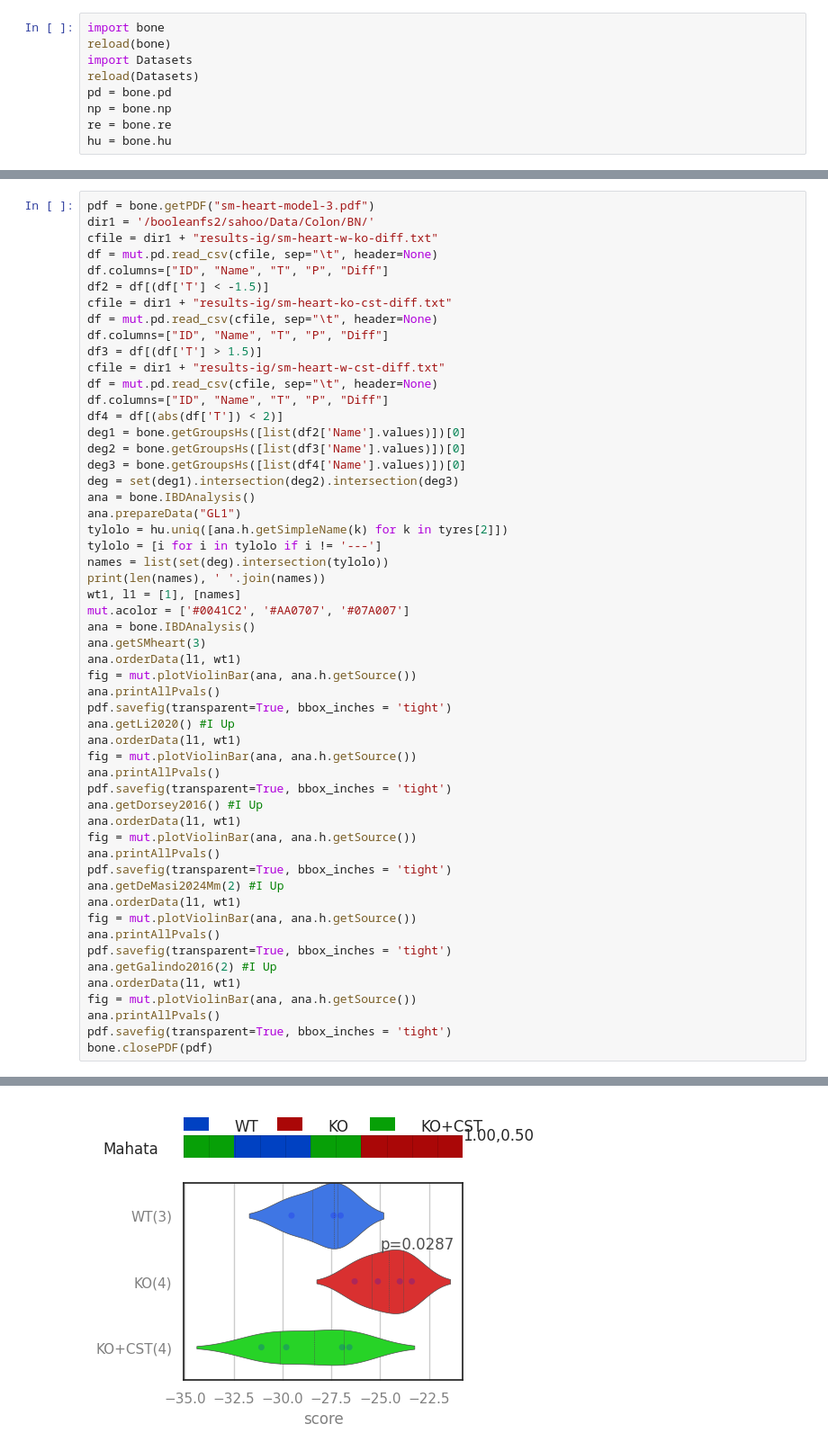
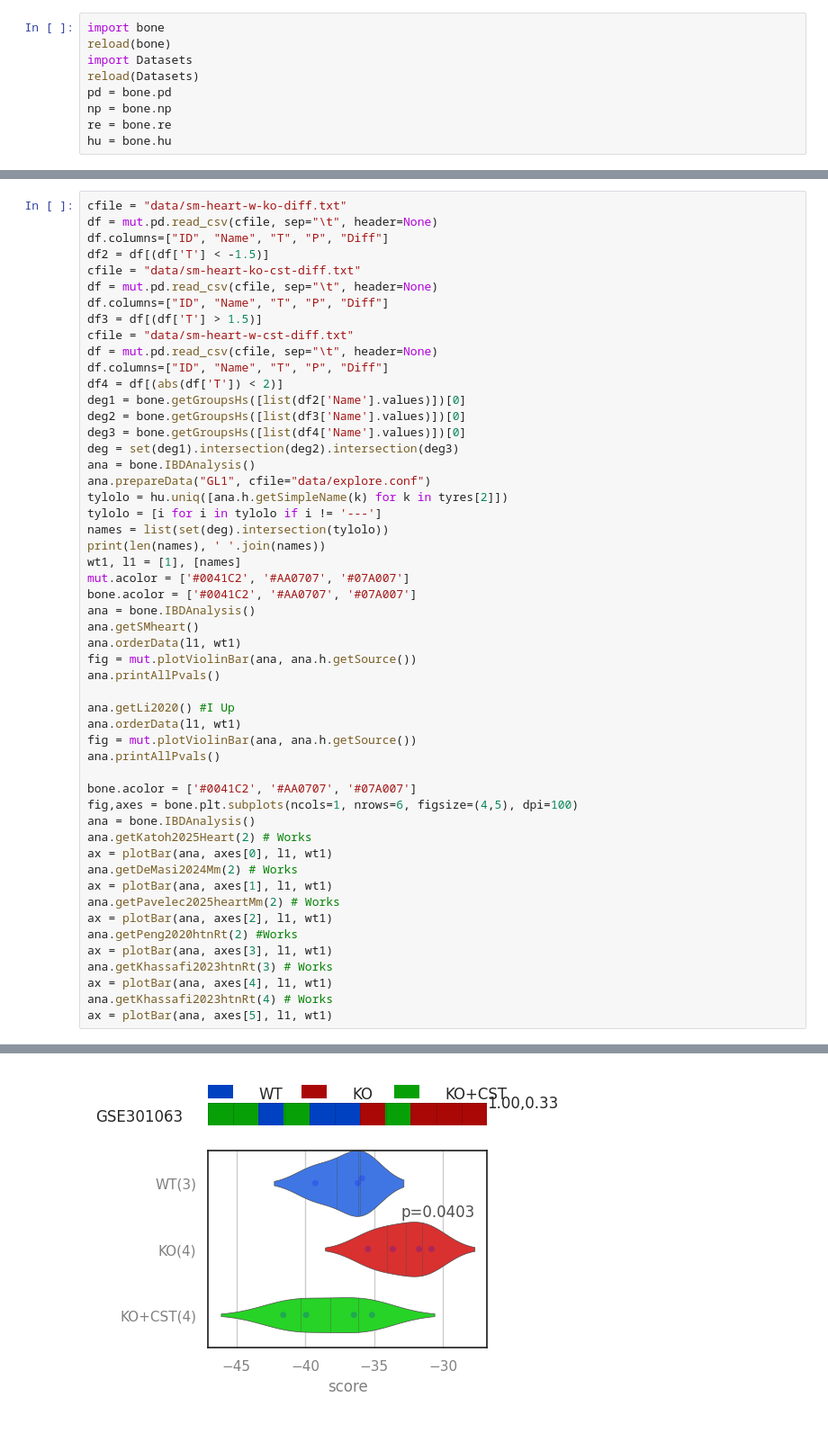
Before and after one commit to sahoo00/Heart, a Jupyter notebook: CST-KO-Heart.ipynb, the cells around one changed output, grey strips where cells are left out. Shown at 90% size. Cells and saved outputs as stored; diff of their text form.

```diff
--- a/CST-KO-Heart.ipynb
+++ b/CST-KO-Heart.ipynb
@@ -227,15 +389,13 @@ NF vs LV 1.28, 0.216
 # %%
-pdf = bone.getPDF("sm-heart-model-3.pdf")
-dir1 = '/booleanfs2/sahoo/Data/Colon/BN/'
-cfile = dir1 + "results-ig/sm-heart-w-ko-diff.txt"
+cfile = "data/sm-heart-w-ko-diff.txt"
 df = mut.pd.read_csv(cfile, sep="\t", header=None)
 df.columns=["ID", "Name", "T", "P", "Diff"]
 df2 = df[(df['T'] < -1.5)]
-cfile = dir1 + "results-ig/sm-heart-ko-cst-diff.txt"
+cfile = "data/sm-heart-ko-cst-diff.txt"
 df = mut.pd.read_csv(cfile, sep="\t", header=None)
 df.columns=["ID", "Name", "T", "P", "Diff"]
 df3 = df[(df['T'] > 1.5)]
-cfile = dir1 + "results-ig/sm-heart-w-cst-diff.txt"
+cfile = "data/sm-heart-w-cst-diff.txt"
 df = mut.pd.read_csv(cfile, sep="\t", header=None)
 df.columns=["ID", "Name", "T", "P", "Diff"]
 df4 = df[(abs(df['T']) < 2)]
@@ -244,39 +404,39 @@ deg2 = bone.getGroupsHs([list(df3['Name'].values)])[0]
 deg3 = bone.getGroupsHs([list(df4['Name'].values)])[0]
 deg = set(deg1).intersection(deg2).intersection(deg3)
 ana = bone.IBDAnalysis()
-ana.prepareData("GL1")
+ana.prepareData("GL1", cfile="data/explore.conf")
 tylolo = hu.uniq([ana.h.getSimpleName(k) for k in tyres[2]])
 tylolo = [i for i in tylolo if i != '---']
 names = list(set(deg).intersection(tylolo))
 print(len(names), ' '.join(names))
 wt1, l1 = [1], [names]
 mut.acolor = ['#0041C2', '#AA0707', '#07A007']
+bone.acolor = ['#0041C2', '#AA0707', '#07A007']
 ana = bone.IBDAnalysis()
-ana.getSMheart(3)
+ana.getSMheart()
 ana.orderData(l1, wt1)
 fig = mut.plotViolinBar(ana, ana.h.getSource())
 ana.printAllPvals()
-pdf.savefig(transparent=True, bbox_inches = 'tight')
+
 ana.getLi2020() #I Up
 ana.orderData(l1, wt1)
 fig = mut.plotViolinBar(ana, ana.h.getSource())
 ana.printAllPvals()
-pdf.savefig(transparent=True, bbox_inches = 'tight')
-ana.getDorsey2016() #I Up
-ana.orderData(l1, wt1)
-fig = mut.plotViolinBar(ana, ana.h.getSource())
-ana.printAllPvals()
-pdf.savefig(transparent=True, bbox_inches = 'tight')
-ana.getDeMasi2024Mm(2) #I Up
-ana.orderData(l1, wt1)
-fig = mut.plotViolinBar(ana, ana.h.getSource())
-ana.printAllPvals()
-pdf.savefig(transparent=True, bbox_inches = 'tight')
-ana.getGalindo2016(2) #I Up
-ana.orderData(l1, wt1)
-fig = mut.plotViolinBar(ana, ana.h.getSource())
-ana.printAllPvals()
-pdf.savefig(transparent=True, bbox_inches = 'tight')
-bone.closePDF(pdf)
+
+bone.acolor = ['#0041C2', '#AA0707', '#07A007']
+fig,axes = bone.plt.subplots(ncols=1, nrows=6, figsize=(4,5), dpi=100)
+ana = bone.IBDAnalysis()
+ana.getKatoh2025Heart(2) # Works
+ax = plotBar(ana, axes[0], l1, wt1)
+ana.getDeMasi2024Mm(2) # Works
+ax = plotBar(ana, axes[1], l1, wt1)
+ana.getPavelec2025heartMm(2) # Works
+ax = plotBar(ana, axes[2], l1, wt1)
+ana.getPeng2020htnRt(2) #Works
+ax = plotBar(ana, axes[3], l1, wt1)
+ana.getKhassafi2023htnRt(3) # Works
+ax = plotBar(ana, axes[4], l1, wt1)
+ana.getKhassafi2023htnRt(4) # Works
+ax = plotBar(ana, axes[5], l1, wt1)
 # %% [output]
 26 CD209 VSIG4 LILRA6 ITGAM LILRB4 LILRA1 PLA2G2D AOAH LILRB1 TLR8 PHOSPHO1 CD300LF SLC46A2 LILRB5 LILRB2 LILRA5 LILRB3 IL6R CSF1R LILRA2 SIGLEC1 SLC24A4 SIRPB1 TIMD4 C1orf162 SIRPG
@@ -299,2 +459,2 @@ SNY vs SGY -2.99, 0.0701
-[figure, old version]
+[figure, new version]
 [figure]
```
Also changed, not shown: parts of 15 cells of this notebook, 6 other files.
